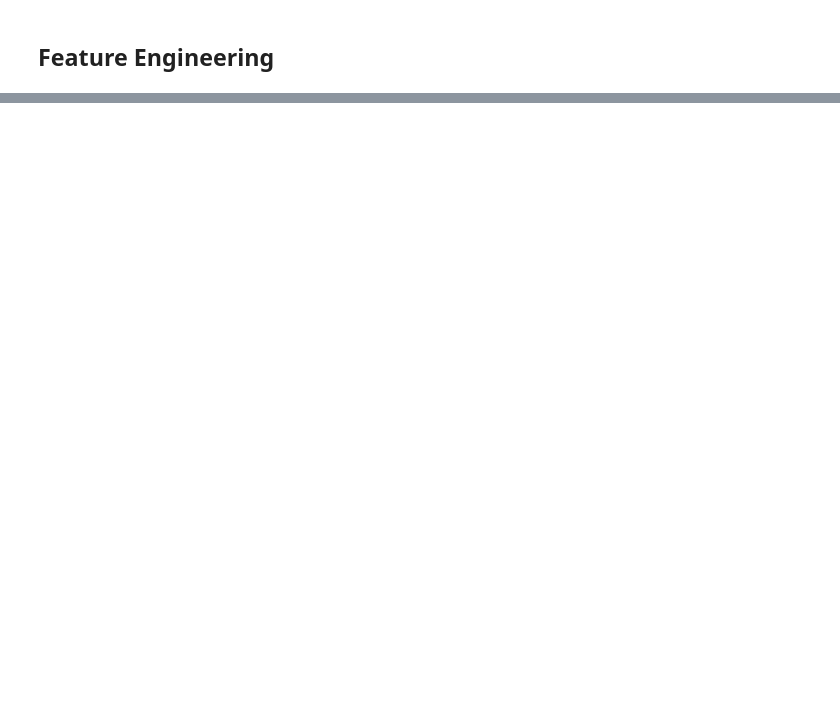
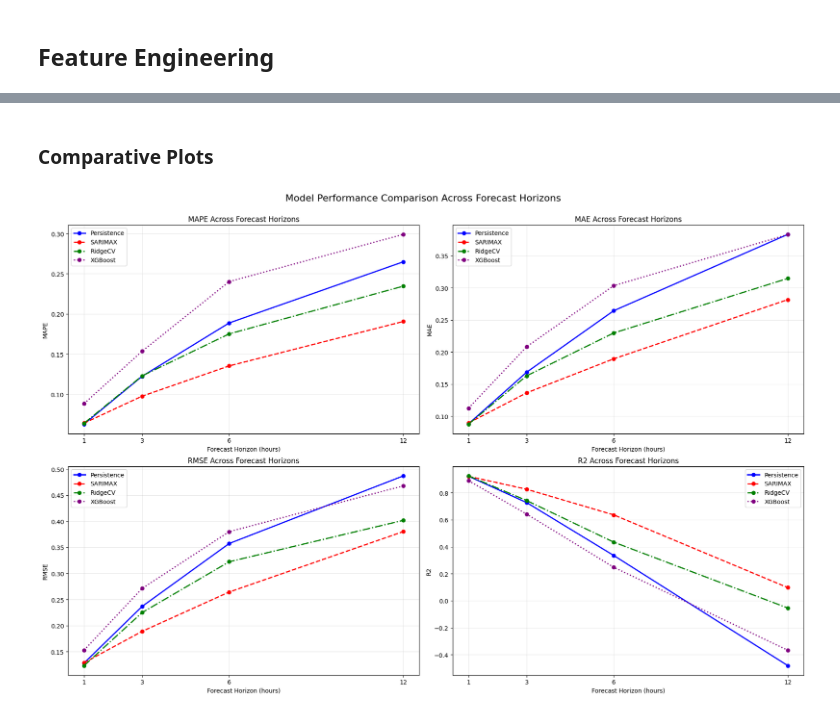
Before and after one commit to shama-llama/noaa-dataset-project, a Jupyter notebook: notebooks/prediction_model.ipynb, the cells around one changed output, grey strips where cells are left out. Drawn from its saved outputs; the diff is of its cells as text; code cells hidden in the pictures; blank space fills up the shorter version.

```diff
--- a/notebooks/prediction_model.ipynb
+++ b/notebooks/prediction_model.ipynb
@@ -947,0 +649,19 @@ Starting VMD-LSTM Residual Plot Generation...
+# %%
+# Consolidate all metrics for comparison
+all_metrics = {
+    'Persistence': persistence_metrics,
+    'SARIMAX': sarimax_metrics,
+    'RidgeCV': ridge_metrics,
+    'XGBoost': xgb_metrics
+}
+
+final_data = {}
+for model_name, model_metrics in all_metrics.items():
+    for h in horizons:
+        metrics = model_metrics[f'{h}h']
+        final_data[(model_name, h, '1-MAPE')] = 1 - metrics['MAPE']
+        final_data[(model_name, h, '1-RMSE')] = 1 - metrics['RMSE']
+        final_data[(model_name, h, 'R2')] = metrics['R2']
+
+final_df = pd.Series(final_data).unstack(level=[1, 2])
+display(final_df)
@@ -947,0 +675,31 @@ Starting VMD-LSTM Residual Plot Generation...
+# %% [markdown]
+### Comparative Plots
+# %%
+# Create comparative metrics plots
+plt.figure(figsize=(18, 12))
+metrics_names = ['MAPE', 'MAE', 'RMSE', 'R2']
+colors = ['blue', 'red', 'green', 'purple']
+linestyles = ['-', '--', '-.', ':']
+
+for i, metric in enumerate(metrics_names):
+    plt.subplot(2, 2, i+1)
+
+    for j, (model_name, model_metrics) in enumerate(all_metrics.items()):
+        values = [model_metrics[f'{h}h'][metric] for h in horizons]
+
+        plt.plot(horizons, values, marker='o', label=model_name,
+                 color=colors[j], linestyle=linestyles[j], linewidth=2)
+
+    plt.xlabel('Forecast Horizon (hours)')
+    plt.ylabel(metric)
+    plt.title(f'{metric} Across Forecast Horizons')
+    plt.xticks(horizons)
+    plt.grid(True, alpha=0.3)
+    plt.legend()
+
+plt.tight_layout()
+plt.suptitle('Model Performance Comparison Across Forecast Horizons', fontsize=16)
+plt.subplots_adjust(top=0.92)
+plt.show()
+# %% [output]
+[figure, added]
```
Also changed, not shown: parts of 100 cells of this notebook.
